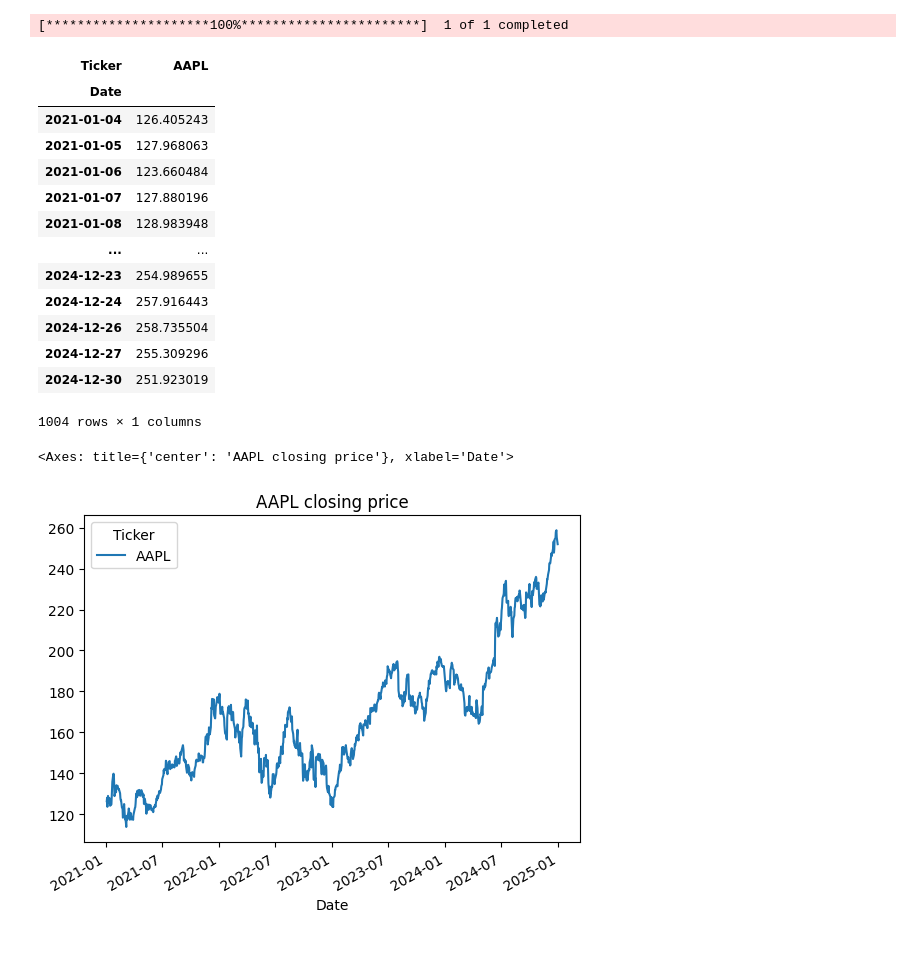
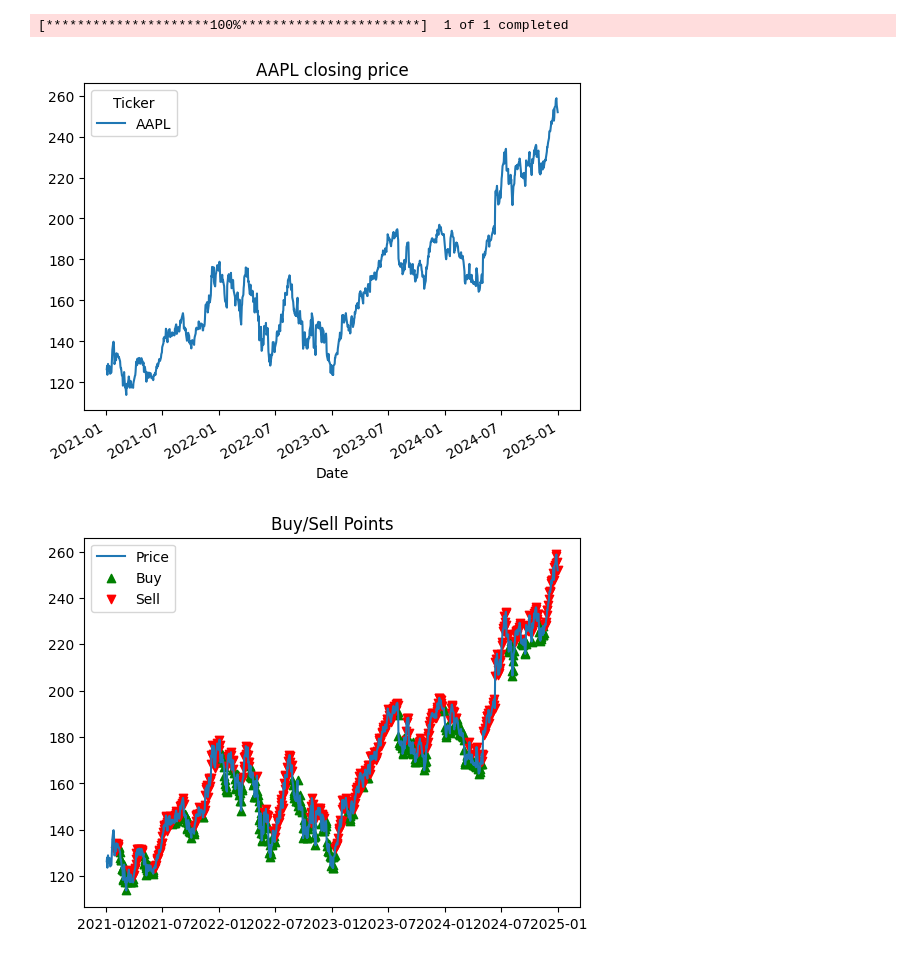
Before and after one commit to Shofiya2003/quant-strategies, a Jupyter notebook: mean-reversion/mean_reversion.ipynb, the cells around one changed output. Cells and saved outputs as stored; diff of their text form; code cells hidden in the pictures.

Commit message:
cleaned the code and included selling points in the mean reversion strategy

```diff
--- a/mean-reversion/mean_reversion.ipynb
+++ b/mean-reversion/mean_reversion.ipynb
@@ -4,0 +5,38 @@ import matplotlib as plt
+# %%
+def mean_reversion(window:int):
+    data["Close"].plot(title=f"{ticker} closing price")
+    plt.show()
+    data["SMA"] = data["Close"].rolling(window=window).mean()
+    data["Signal"] = [0]*len(data["SMA"])
+    data["Signal"] = (data["SMA"] > data["Close"][ticker]).astype(int)
+    data.loc[data["Close"][ticker] > data["SMA"], "Signal"] = -1
+
+    data["Position"] = data["Signal"]
+    data["Position"] = data["Position"].replace(to_replace=0, method='ffill')
+    data.loc[data["Signal"] == -1, "Position"] = 0
+
+
+    # Plot sell and buy
+    plt.plot(data["Close"], label="Price")
+
+    # Mark Buy
+    plt.scatter(data[data["Signal"] == 1].index,
+                data[data["Signal"] == 1]["Close"],
+                label="Buy", marker="^", color="green")
+
+    # Mark Sell
+    plt.scatter(data[data["Signal"] == -1].index,
+                data[data["Signal"] == -1]["Close"],
+                label="Sell", marker="v", color="red")
+
+    plt.legend()
+    plt.title("Buy/Sell Points")
+    plt.show()
+
+def backtest_mean_reversion():
+    data["Daily Return"] = data["Close"].pct_change()
+    data["Strategy Return"] = data["Daily Return"] * data["Position"]
+    (1 + data["Strategy Return"]).cumprod().plot(label="Strategy", color='blue')
+    (1 + data["Daily Return"]).cumprod().plot(label="Buy & Hold", color='red')
+    plt.legend()
+    plt.title("Backtest")
@@ -5,25 +55,8 @@ import matplotlib as plt
 # %%
 ticker = "AAPL"
 data = yf.download(ticker, start="2021-01-01", end="2024-12-31")
-data["Close"]
+mean_reversion(20)
 # %% [output]
 [*********************100%***********************]  1 of 1 completed
-| Ticker | AAPL |
-| Date |  |
-| 2021-01-04 | 126.405243 |
-| 2021-01-05 | 127.968063 |
-| 2021-01-06 | 123.660484 |
-| 2021-01-07 | 127.880196 |
-| 2021-01-08 | 128.983948 |
-| ... | ... |
-| 2024-12-23 | 254.989655 |
-| 2024-12-24 | 257.916443 |
-| 2024-12-26 | 258.735504 |
-| 2024-12-27 | 255.309296 |
-| 2024-12-30 | 251.923019 |
-1004 rows × 1 columns
+[figure, added]
+[figure, added]
-# %%
-data["Close"].plot(title=f"{ticker} closing price")
-# %% [output]
-<Axes: title={'center': 'AAPL closing price'}, xlabel='Date'>
-[figure, removed]
```
Also changed, not shown: parts of 12 cells of this notebook.
